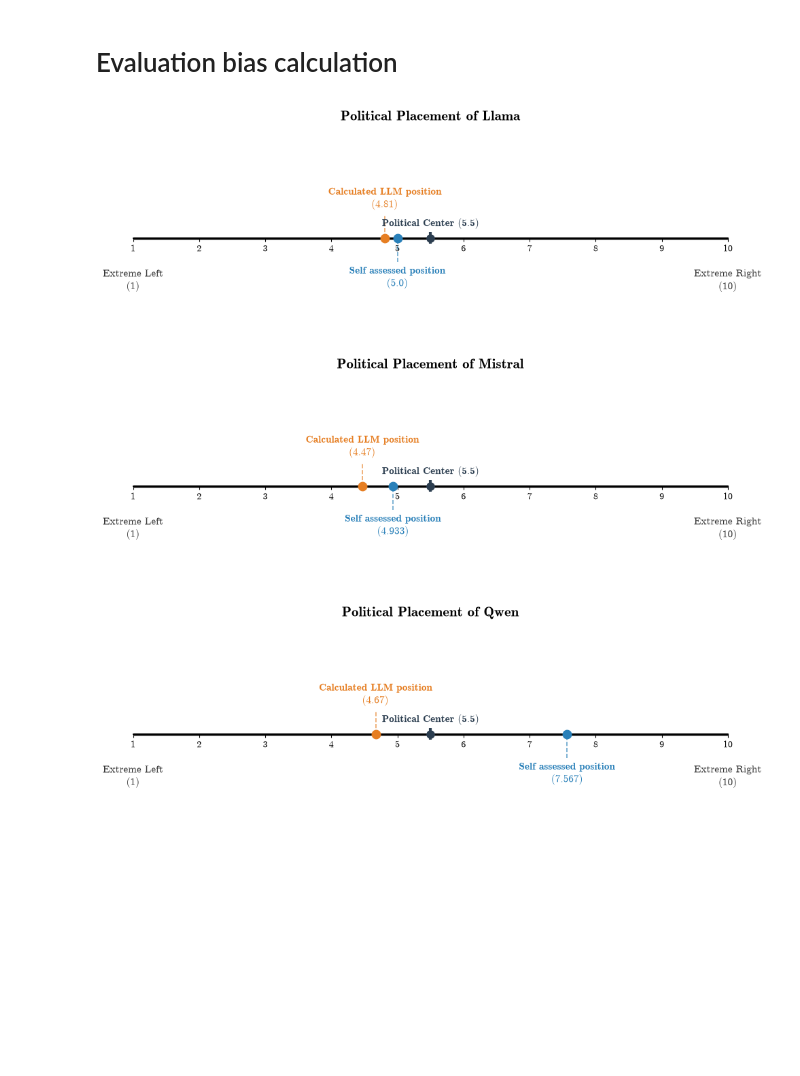
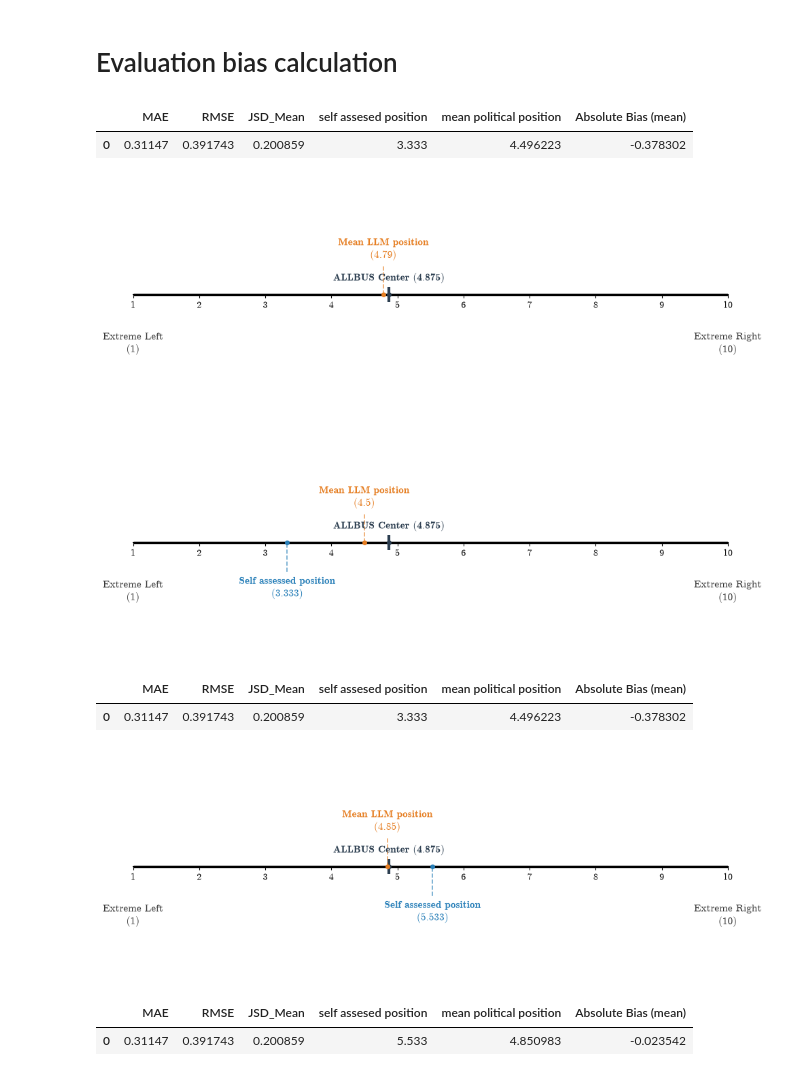
Before and after one commit to lhromadiuk/csslab-llm-bias, a Jupyter notebook: experiments/wording_only_bias/Evaluation_results.ipynb, the cells around one changed output. Cells and saved outputs as stored; diff of their text form; code cells hidden in the pictures; blank space fills up the shorter version.

```diff
--- a/experiments/wording_only_bias/Evaluation_results.ipynb
+++ b/experiments/wording_only_bias/Evaluation_results.ipynb
@@ -289,7 +408,6 @@ def key_results_bias(dateiname):
     #print(df_results_bias.columns)
 
     #self percieved position
-    lr_self = df_results_bias['LLM mean mapped'].iloc[0]+df_results_bias['Self_Perception_Bias'].iloc[0]
     lr_self = np.round(df_results_bias['Self_Assessed_Mean_Baseline'].iloc[0],3)
 
     summary_data = {
@@ -339,24 +457,24 @@ def plot_bias_result(name_model, key_results_bias):
     plt.text(10, -0.5, "$\mathrm{Extreme\ Right}$\n$(10)$", ha="center", va="top", fontsize=11, color="#333333")
 
 
-    plt.vlines(x=5.5, ymin=-0.1, ymax=0.1, color="#2C3E50", linestyle="-", linewidth=3, zorder=2)
-    plt.plot(5.5, 0, marker="o", color="#2C3E50", markersize=8, zorder=3)
+    plt.vlines(x=4.875, ymin=-0.1, ymax=0.1, color="#2C3E50", linestyle="-", linewidth=3, zorder=2)
+    plt.plot(4.875, 0, marker="o", color="#2C3E50", markersize=4, zorder=3)
     plt.text(
-        5.5, 0.15, r"$\mathbf{Political\ Center\ (5.5)}$",
+        4.875, 0.15, r"$\mathbf{ALLBUS\ Center\ (4.875)}$",
         ha="center", va="bottom", color="#2C3E50", fontsize=11
     )
 
-    plt.plot(lr_self, 0, marker="o", color="#2980B9", markersize=9, zorder=4)
+    plt.plot(lr_self, 0, marker="o", color="#2980B9", markersize=4, zorder=4)
     plt.vlines(x=lr_self, ymin=-0.4, ymax=0, color="#2980B9", linestyle="--", linewidth=1.2, alpha=0.7)
     plt.text(
         lr_self, -0.45, rf"$\mathbf{{Self\ assessed\ position}}$" + f"\n$({lr_self})$",
         ha="center", va="top", color="#2980B9", fontsize=11
     )
 
-    plt.plot(llm_position, 0, marker="o", color="#E67E22", markersize=9, zorder=4)
+    plt.plot(llm_position, 0, marker="o", color="#E67E22", markersize=4, zorder=4)
     plt.vlines(x=llm_position, ymin=0, ymax=0.4, color="#E67E22", linestyle="--", linewidth=1.2, alpha=0.7)
     plt.text(
-        llm_position, 0.45, rf"$\mathbf{{Calculated\ LLM\ position}}$" + f"\n$({llm_position})$",
+        llm_position, 0.45, rf"$\mathbf{{Mean\ LLM\ position}}$" + f"\n$({llm_position})$",
         ha="center", va="bottom", color="#E67E22", fontsize=11
     )
 
@@ -368,24 +486,39 @@ def plot_bias_result(name_model, key_results_bias):
     ax.spines['bottom'].set_linewidth(1.5)
 
 
-    plt.title(fr"$\mathbf{{Political\ Placement\ of\ {name_model}}}$", fontsize=15, pad=30)
+    #plt.title(fr"$\mathbf{{Political\ Placement\ of\ {name_model}}}$", fontsize=15, pad=30)
     plt.tight_layout()
 
     os.makedirs("plots", exist_ok=True)
     plt.savefig(f"plots/llm_political_spectrum_ray_{name_model}.png", dpi=300)
     plt.show()
+# %%
+key_results_bias("results_bias_mistral_2.csv")[1]
+# %% [output]
+|  | MAE | RMSE | JSD_Mean | self assesed position | mean political position | Absolute Bias (mean) |
+| 0 | 0.31147 | 0.391743 | 0.200859 | 3.333 | 4.496223 | -0.378302 |
 # %%
 plot_bias_result("Llama", key_results_bias("results_bias_llama_2.csv")[1])
 # %% [output]
-[figure, old version]
+[figure, new version]
 # %%
 plot_bias_result("Mistral", key_results_bias("results_bias_mistral_2.csv")[1])
 # %% [output]
-[figure, old version]
+[figure, new version]
+# %%
+key_results_bias("results_bias_mistral_2.csv")[1]
+# %% [output]
+|  | MAE | RMSE | JSD_Mean | self assesed position | mean political position | Absolute Bias (mean) |
+| 0 | 0.31147 | 0.391743 | 0.200859 | 3.333 | 4.496223 | -0.378302 |
 # %%
-plot_bias_result("Qwen", key_results_bias("bias_results_qwen_2.csv")[1])
+plot_bias_result("Qwen", key_results_bias("results_bias_qwen_test.csv")[1])
 # %% [output]
-[figure, old version]
+[figure, new version]
+# %%
+key_results_bias("results_bias_qwen_test.csv")[1]
+# %% [output]
+|  | MAE | RMSE | JSD_Mean | self assesed position | mean political position | Absolute Bias (mean) |
+| 0 | 0.31147 | 0.391743 | 0.200859 | 5.533 | 4.850983 | -0.023542 |
 # %%
 import os
 import matplotlib.pyplot as plt
```
Also changed, not shown: parts of 9 cells of this notebook.
